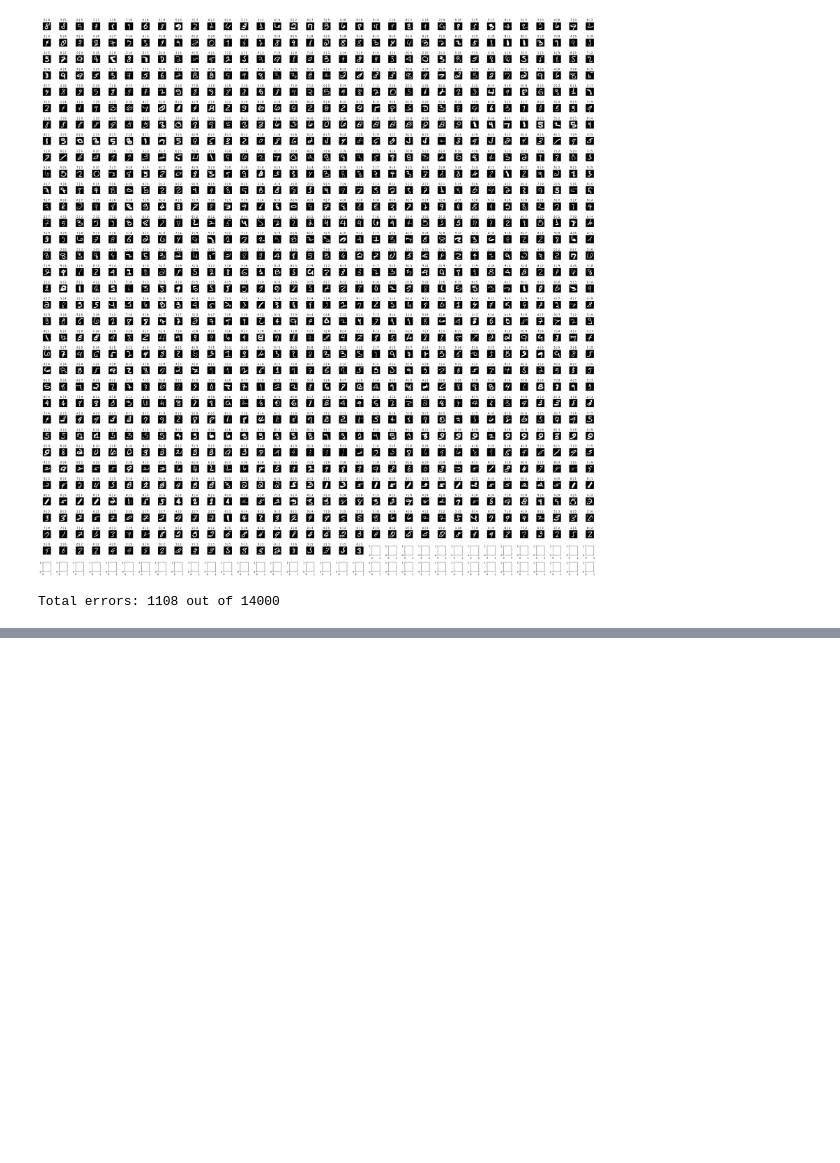
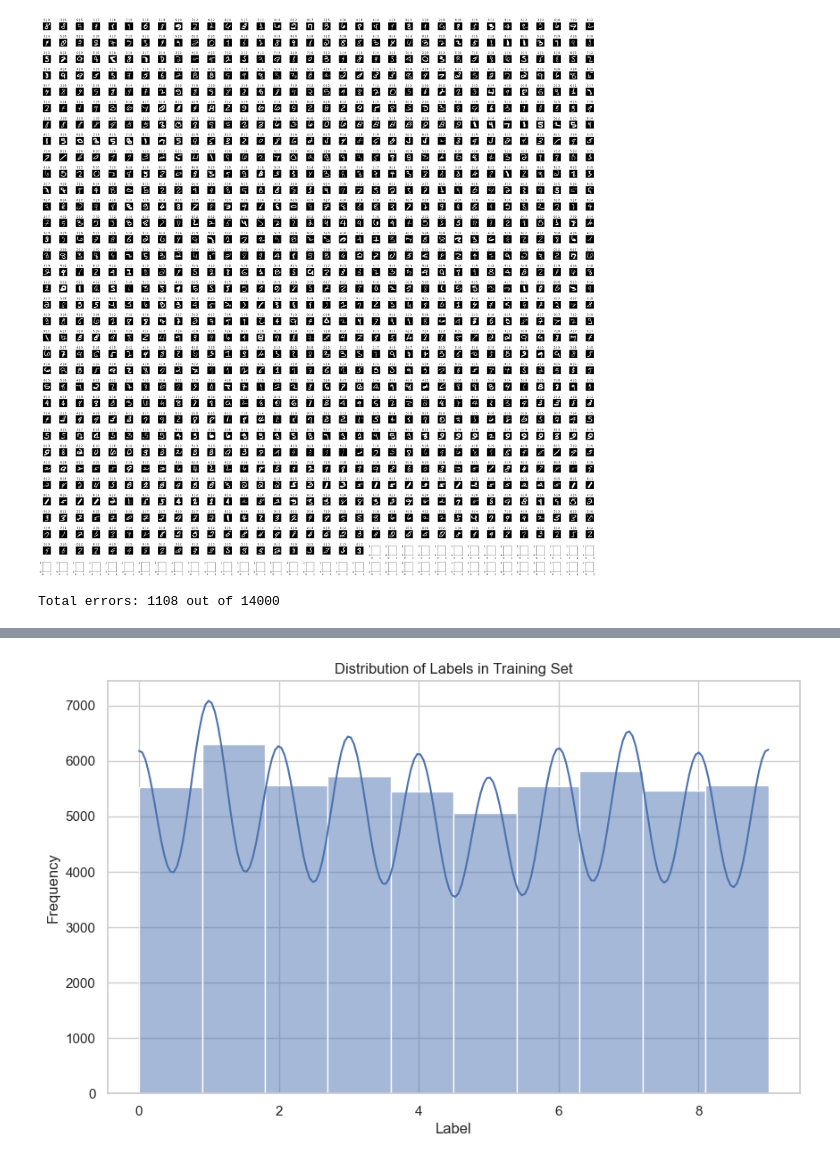
Before and after one commit to Aditya-Ankur/MNIST-Classification-Model, a Jupyter notebook: gcolab.ipynb, the cells around one changed output, grey strips where cells are left out. Drawn from its saved outputs; the diff is of its cells as text; code cells hidden in the pictures; blank space fills up the shorter version.

```diff
--- a/gcolab.ipynb
+++ b/gcolab.ipynb
@@ -290,0 +296,11 @@ plt.show()
+# %%
+# some more seaborn plots for eda
+sns.set(style="whitegrid")
+plt.figure(figsize=(10, 6))
+sns.histplot(y_train, bins=10, kde=True)
+plt.title('Distribution of Labels in Training Set')
+plt.xlabel('Label')
+plt.ylabel('Frequency')
+plt.show()
+# %% [output]
+[figure, added]
```
Also changed, not shown: parts of 15 cells of this notebook, 2 other files.
